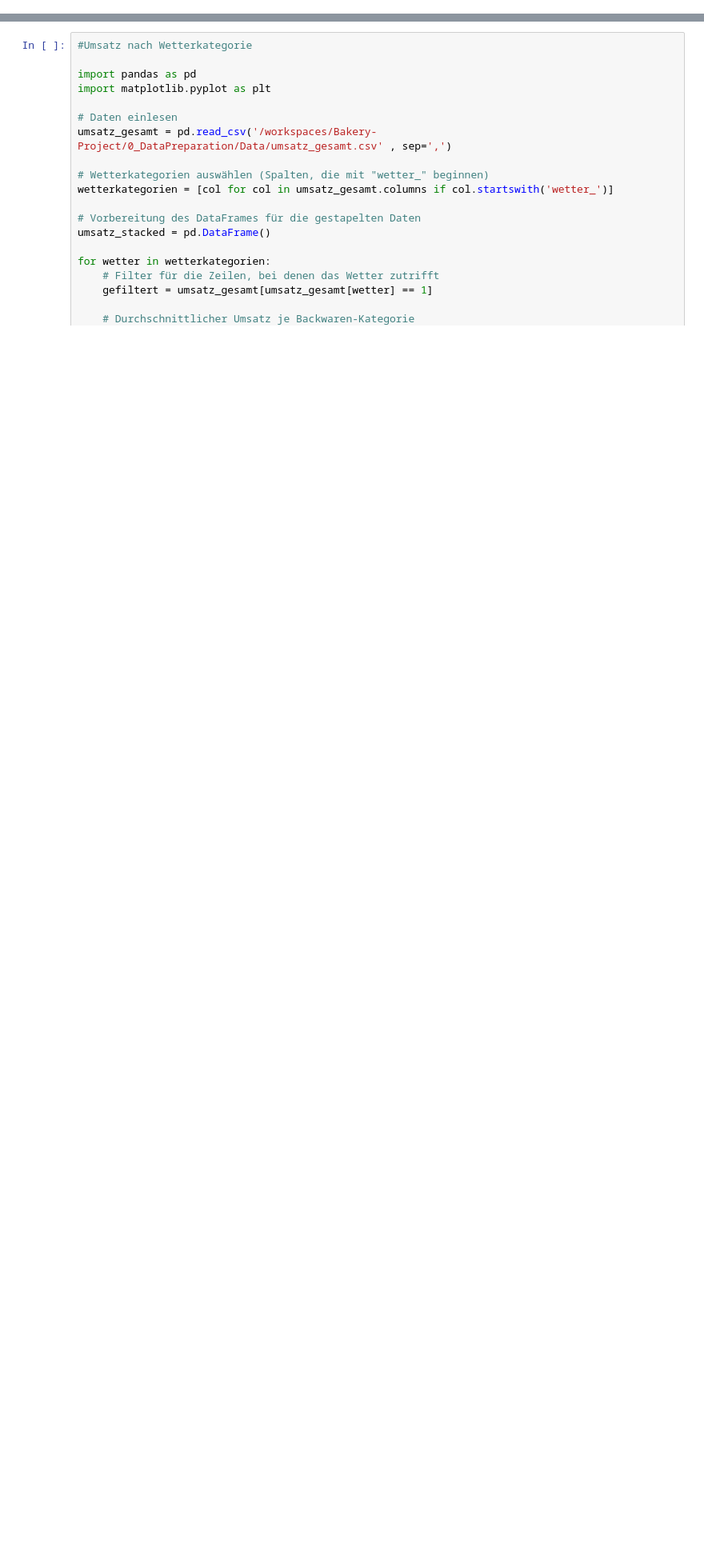
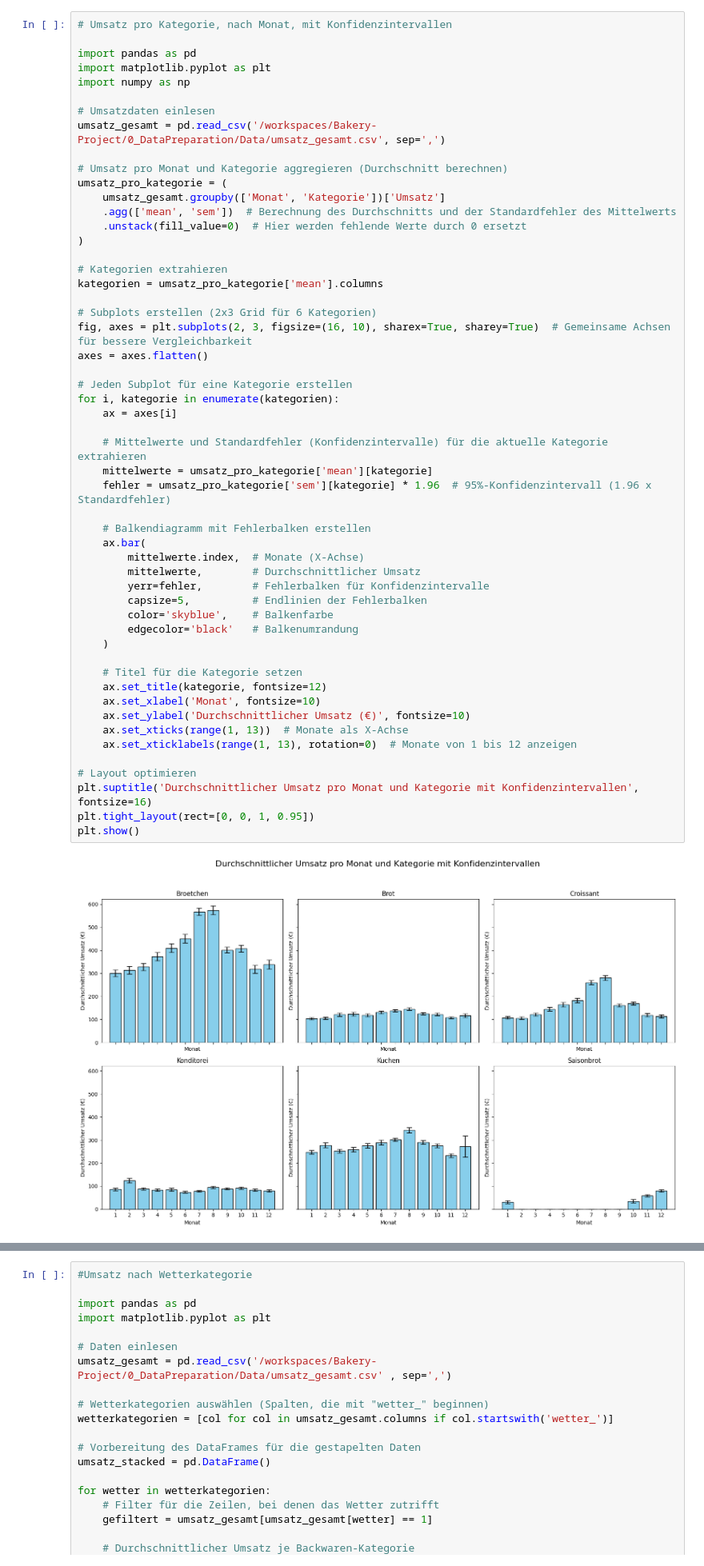
Before and after one commit to Heidikowski/Bakery-Project, a Jupyter notebook: 0_DataPreparation/Code/grafiken_umsatz.ipynb, the cells around one changed output, grey strips where cells are left out. Shown at 80% size. Saved outputs shown, nothing was run; the diff lists cells and outputs as text; blank space fills up the shorter version.

```diff
--- a/0_DataPreparation/Code/grafiken_umsatz.ipynb
+++ b/0_DataPreparation/Code/grafiken_umsatz.ipynb
@@ -37,4 +37,59 @@ plt.tight_layout()  # Layout optimieren
 plt.show()
 # %% [output]
 [figure]
+# %%
+# Umsatz pro Kategorie, nach Monat, mit Konfidenzintervallen
+
+import pandas as pd
+import matplotlib.pyplot as plt
+import numpy as np
+
+# Umsatzdaten einlesen
+umsatz_gesamt = pd.read_csv('/workspaces/Bakery-Project/0_DataPreparation/Data/umsatz_gesamt.csv', sep=',')
+
+# Umsatz pro Monat und Kategorie aggregieren (Durchschnitt berechnen)
+umsatz_pro_kategorie = (
+    umsatz_gesamt.groupby(['Monat', 'Kategorie'])['Umsatz']
+    .agg(['mean', 'sem'])  # Berechnung des Durchschnitts und der Standardfehler des Mittelwerts
+    .unstack(fill_value=0)  # Hier werden fehlende Werte durch 0 ersetzt
+)
+
+# Kategorien extrahieren
+kategorien = umsatz_pro_kategorie['mean'].columns
+
+# Subplots erstellen (2x3 Grid für 6 Kategorien)
+fig, axes = plt.subplots(2, 3, figsize=(16, 10), sharex=True, sharey=True)  # Gemeinsame Achsen für bessere Vergleichbarkeit
+axes = axes.flatten()
+
+# Jeden Subplot für eine Kategorie erstellen
+for i, kategorie in enumerate(kategorien):
+    ax = axes[i]
+
+    # Mittelwerte und Standardfehler (Konfidenzintervalle) für die aktuelle Kategorie extrahieren
+    mittelwerte = umsatz_pro_kategorie['mean'][kategorie]
+    fehler = umsatz_pro_kategorie['sem'][kategorie] * 1.96  # 95%-Konfidenzintervall (1.96 x Standardfehler)
+
+    # Balkendiagramm mit Fehlerbalken erstellen
+    ax.bar(
+        mittelwerte.index,  # Monate (X-Achse)
+        mittelwerte,        # Durchschnittlicher Umsatz
+        yerr=fehler,        # Fehlerbalken für Konfidenzintervalle
+        capsize=5,          # Endlinien der Fehlerbalken
+        color='skyblue',    # Balkenfarbe
+        edgecolor='black'   # Balkenumrandung
+    )
+
+    # Titel für die Kategorie setzen
+    ax.set_title(kategorie, fontsize=12)
+    ax.set_xlabel('Monat', fontsize=10)
+    ax.set_ylabel('Durchschnittlicher Umsatz (€)', fontsize=10)
+    ax.set_xticks(range(1, 13))  # Monate als X-Achse
+    ax.set_xticklabels(range(1, 13), rotation=0)  # Monate von 1 bis 12 anzeigen
+
+# Layout optimieren
+plt.suptitle('Durchschnittlicher Umsatz pro Monat und Kategorie mit Konfidenzintervallen', fontsize=16)
+plt.tight_layout(rect=[0, 0, 1, 0.95])
+plt.show()
+# %% [output]
+[figure, added]
 # %%
```
Also changed, not shown: parts of 4 cells of this notebook, 1 other file.
